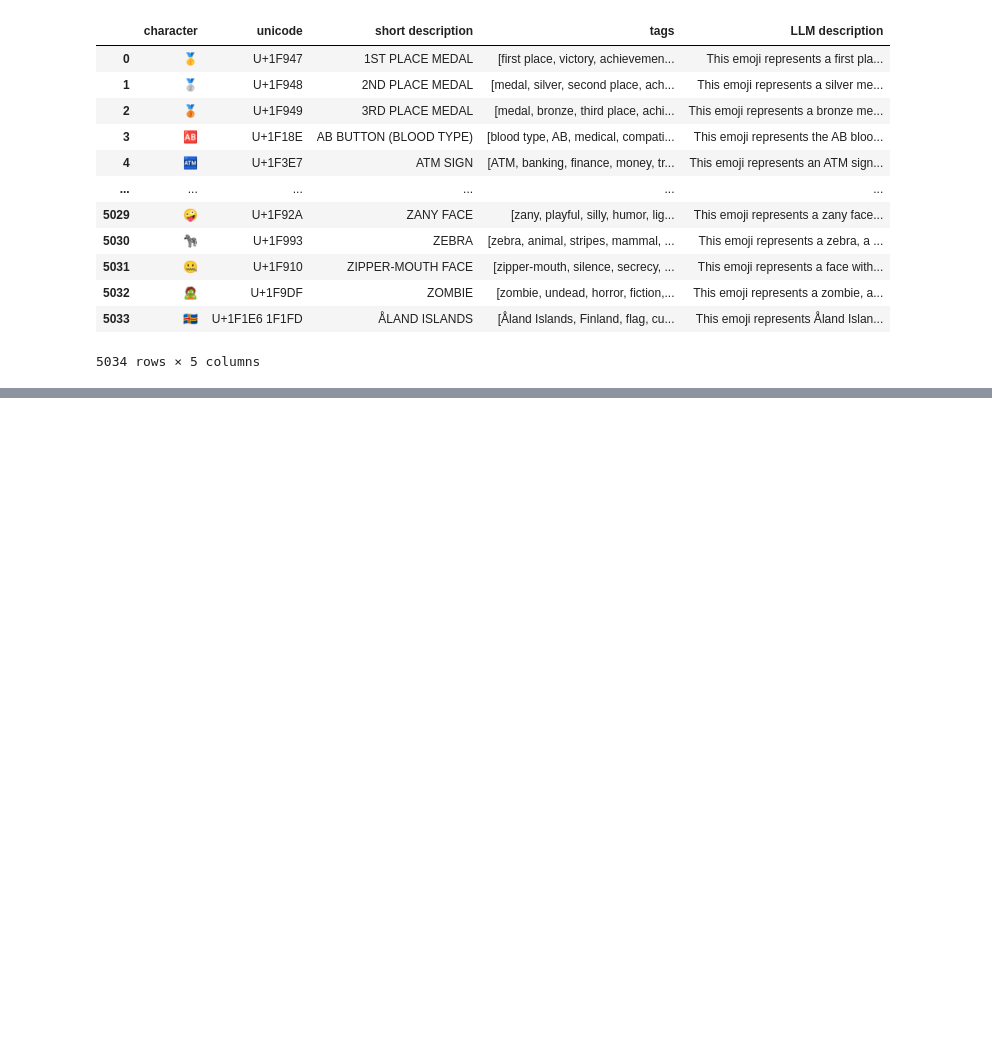
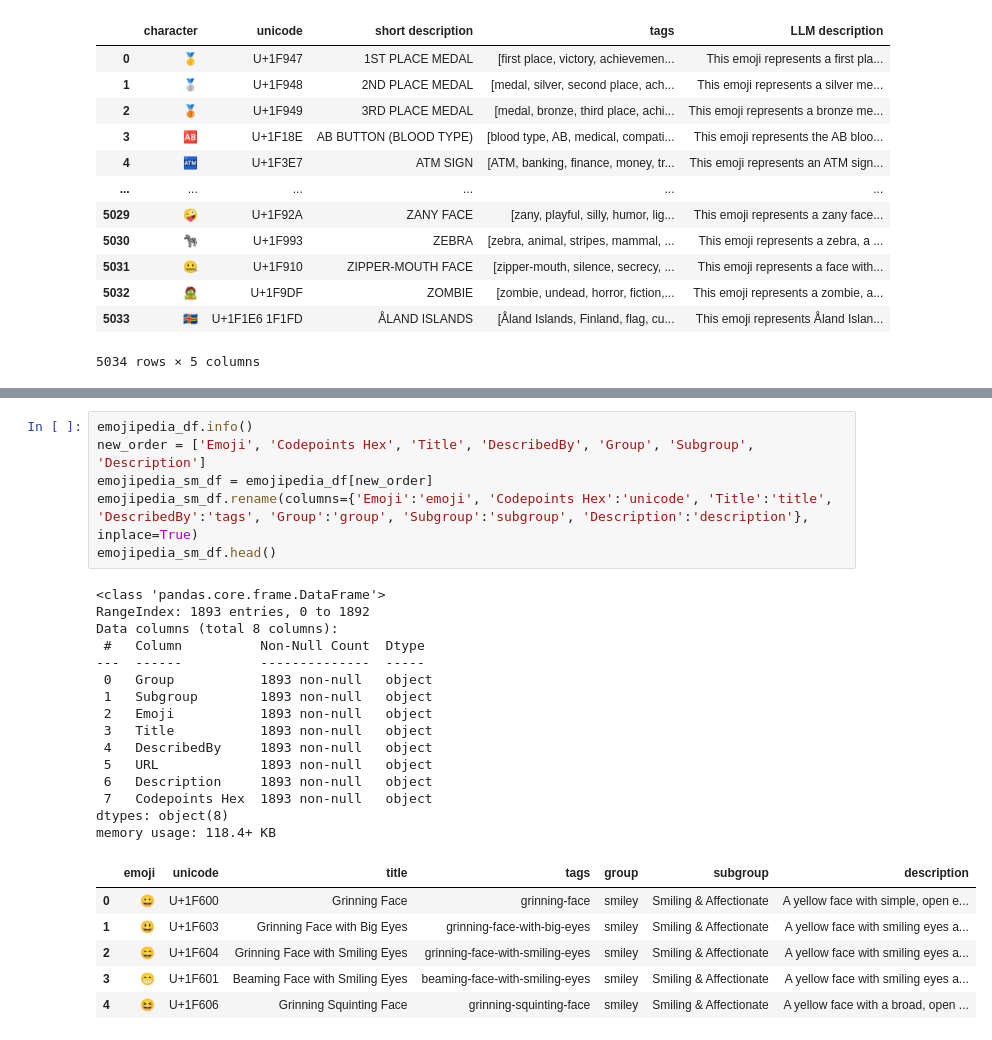
Before and after one commit to LCM-W25-3035/EmojiGen, a Jupyter notebook: Notebooks/EmojiGen.ipynb, the cells around one changed output, grey strips where cells are left out. Cells and saved outputs as stored; diff of their text form; blank space fills up the shorter version.

```diff
--- a/Notebooks/EmojiGen.ipynb
+++ b/Notebooks/EmojiGen.ipynb
@@ -99,0 +158,29 @@ llm_emoji_df
+# %%
+emojipedia_df.info()
+new_order = ['Emoji', 'Codepoints Hex', 'Title', 'DescribedBy', 'Group', 'Subgroup', 'Description']
+emojipedia_sm_df = emojipedia_df[new_order]
+emojipedia_sm_df.rename(columns={'Emoji':'emoji', 'Codepoints Hex':'unicode', 'Title':'title',
+'DescribedBy':'tags', 'Group':'group', 'Subgroup':'subgroup', 'Description':'description'}, inplace=True)
+emojipedia_sm_df.head()
+# %% [output]
+<class 'pandas.core.frame.DataFrame'>
+RangeIndex: 1893 entries, 0 to 1892
+Data columns (total 8 columns):
+ #   Column          Non-Null Count  Dtype
+---  ------          --------------  -----
+ 0   Group           1893 non-null   object
+ 1   Subgroup        1893 non-null   object
+ 2   Emoji           1893 non-null   object
+ 3   Title           1893 non-null   object
+ 4   DescribedBy     1893 non-null   object
+ 5   URL             1893 non-null   object
+ 6   Description     1893 non-null   object
+ 7   Codepoints Hex  1893 non-null   object
+dtypes: object(8)
+memory usage: 118.4+ KB
+|  | emoji | unicode | title | tags | group | subgroup | description |
+| 0 | 😀 | U+1F600 | Grinning Face | grinning-face | smiley | Smiling & Affectionate | A yellow face with simple, open e... |
+| 1 | 😃 | U+1F603 | Grinning Face with Big Eyes | grinning-face-with-big-eyes | smiley | Smiling & Affectionate | A yellow face with smiling eyes a... |
+| 2 | 😄 | U+1F604 | Grinning Face with Smiling Eyes | grinning-face-with-smiling-eyes | smiley | Smiling & Affectionate | A yellow face with smiling eyes a... |
+| 3 | 😁 | U+1F601 | Beaming Face with Smiling Eyes | beaming-face-with-smiling-eyes | smiley | Smiling & Affectionate | A yellow face with smiling eyes a... |
+| 4 | 😆 | U+1F606 | Grinning Squinting Face | grinning-squinting-face | smiley | Smiling & Affectionate | A yellow face with a broad, open ... |
```
Also changed, not shown: parts of 3 cells of this notebook.
